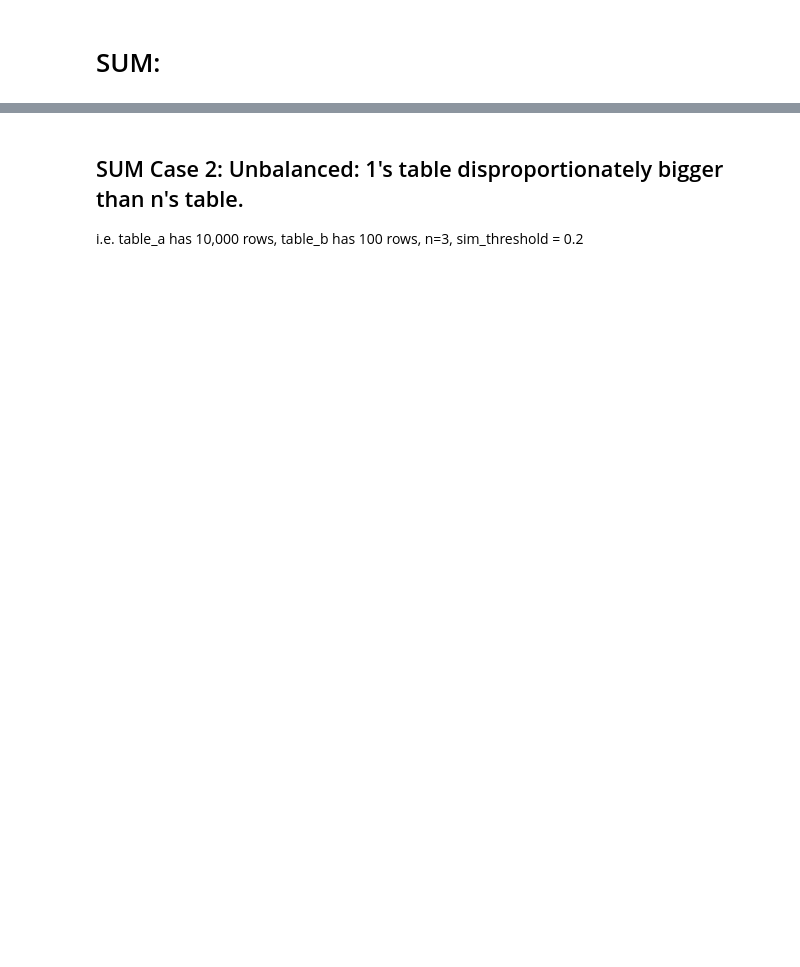
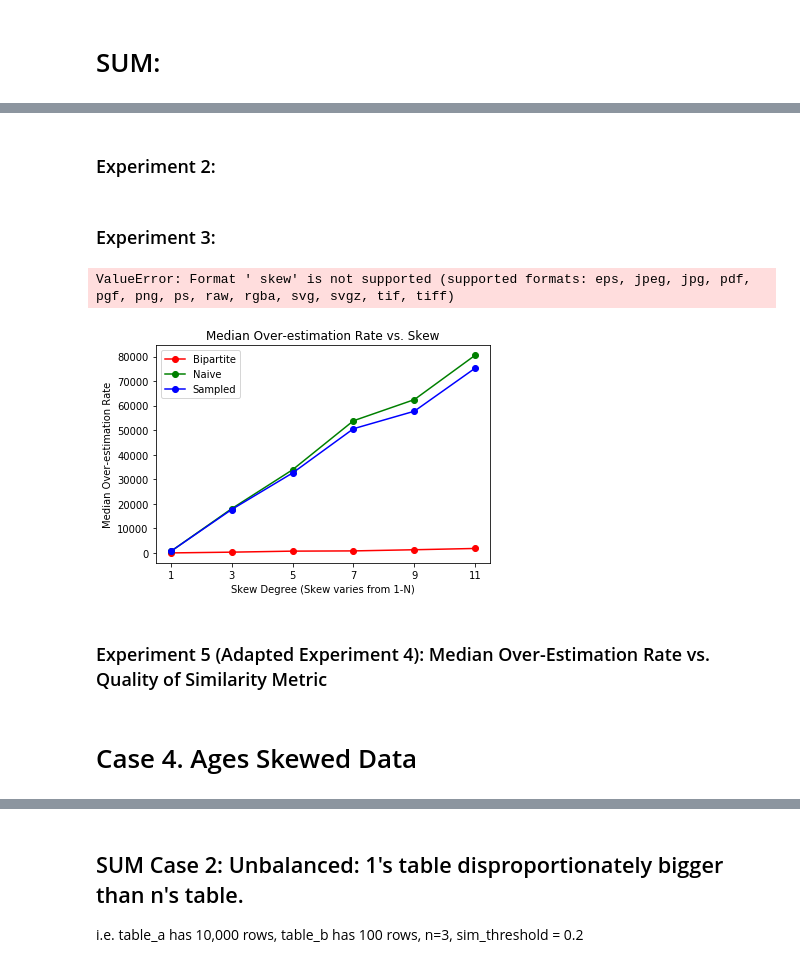
Before and after one commit to denizturkcapar/Quantifying-Uncertainty-Aggregate-Queries, a Jupyter notebook: experiments/All Experiment Scripts.ipynb, the cells around one changed output, grey strips where cells are left out. Drawn from its saved outputs; the diff is of its cells as text; code cells hidden in the pictures; blank space fills up the shorter version.

Commit message:
all cases complete

```diff
--- a/experiments/All Experiment Scripts.ipynb
+++ b/experiments/All Experiment Scripts.ipynb
@@ -33,0 +270,2 @@ for i in range(10):
+# %% [markdown]
+### Experiment 2:
@@ -33,0 +276,9 @@ for i in range(10):
+# %% [markdown]
+### Experiment 3:
+# %%
+experiment_visualizer.show_experiment_3("Median Over-estimation Rate vs. Skew",0.08, 25)
+# %% [output]
+ValueError: Format ' skew' is not supported (supported formats: eps, jpeg, jpg, pdf, pgf, png, ps, raw, rgba, svg, svgz, tif, tiff)
+[figure, added]
+# %% [markdown]
+### Experiment 5 (Adapted Experiment 4): Median Over-Estimation Rate vs. Quality of Similarity Metric
@@ -33,0 +292,2 @@ for i in range(10):
+# %% [markdown]
+# Case 4. Ages Skewed Data
```
Also changed, not shown: parts of 84 cells of this notebook, 5 other files.
